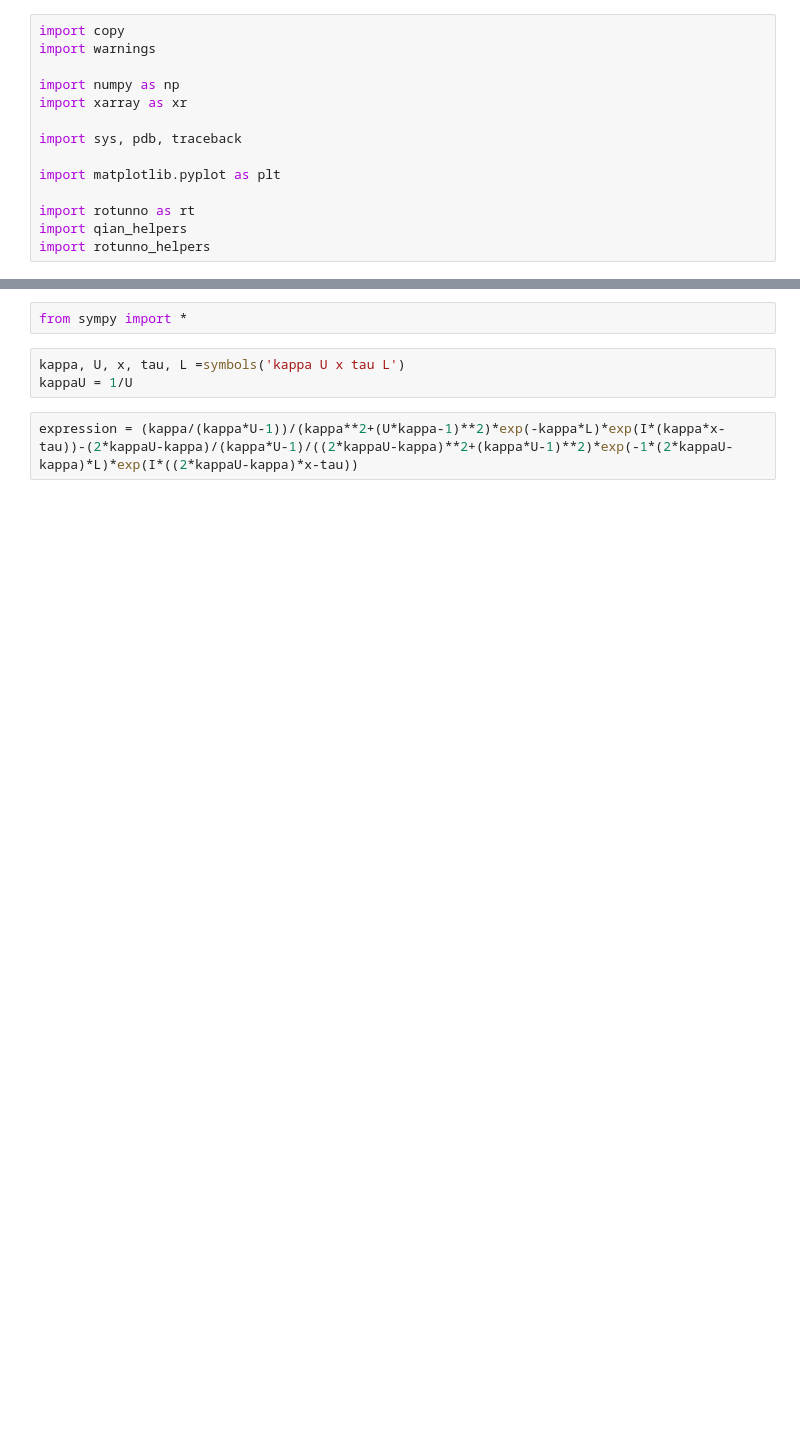
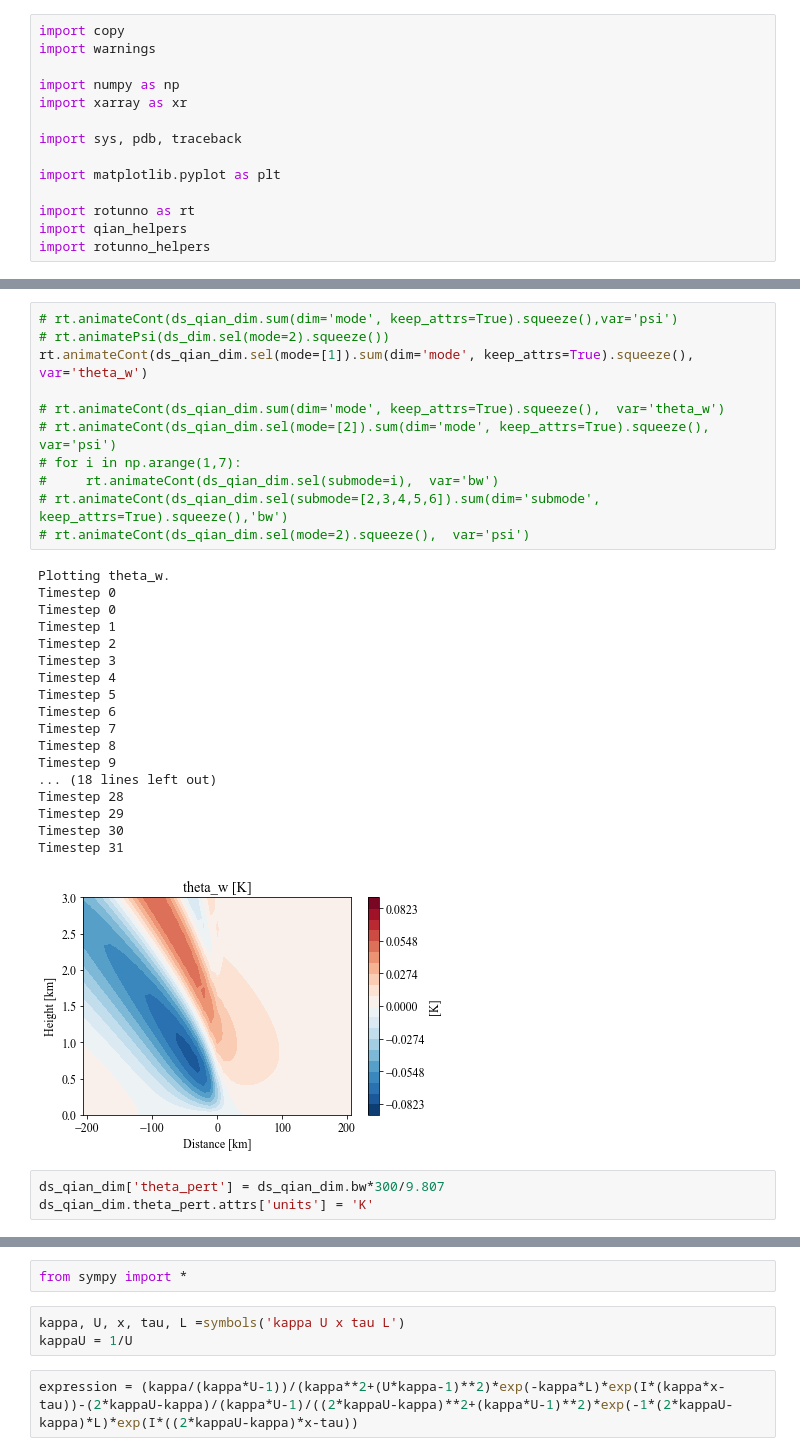
Before and after one commit to eshort0401/rotunno83, a Jupyter notebook: python_scripts/rotunno83.ipynb, the cells around one changed output, grey strips where cells are left out. Saved outputs shown, nothing was run; the diff lists cells and outputs as text; blank space fills up the shorter version.

```diff
--- a/python_scripts/rotunno83.ipynb
+++ b/python_scripts/rotunno83.ipynb
@@ -14,0 +59,33 @@ import rotunno_helpers
+# %%
+# rt.animateCont(ds_qian_dim.sum(dim='mode', keep_attrs=True).squeeze(),var='psi')
+# rt.animatePsi(ds_dim.sel(mode=2).squeeze())
+rt.animateCont(ds_qian_dim.sel(mode=[1]).sum(dim='mode', keep_attrs=True).squeeze(),  var='theta_w')
+
+# rt.animateCont(ds_qian_dim.sum(dim='mode', keep_attrs=True).squeeze(),  var='theta_w')
+# rt.animateCont(ds_qian_dim.sel(mode=[2]).sum(dim='mode', keep_attrs=True).squeeze(),  var='psi')
+# for i in np.arange(1,7):
+#     rt.animateCont(ds_qian_dim.sel(submode=i),  var='bw')
+# rt.animateCont(ds_qian_dim.sel(submode=[2,3,4,5,6]).sum(dim='submode', keep_attrs=True).squeeze(),'bw')
+# rt.animateCont(ds_qian_dim.sel(mode=2).squeeze(),  var='psi')
+# %% [output]
+Plotting theta_w.
+Timestep 0
+Timestep 0
+Timestep 1
+Timestep 2
+Timestep 3
+Timestep 4
+Timestep 5
+Timestep 6
+Timestep 7
+Timestep 8
+Timestep 9
+... (18 lines left out)
+Timestep 28
+Timestep 29
+Timestep 30
+Timestep 31
+[figure, added]
+# %%
+ds_qian_dim['theta_pert'] = ds_qian_dim.bw*300/9.807
+ds_qian_dim.theta_pert.attrs['units'] = 'K'
```
Also changed, not shown: parts of 65 cells of this notebook, 9 other files.
